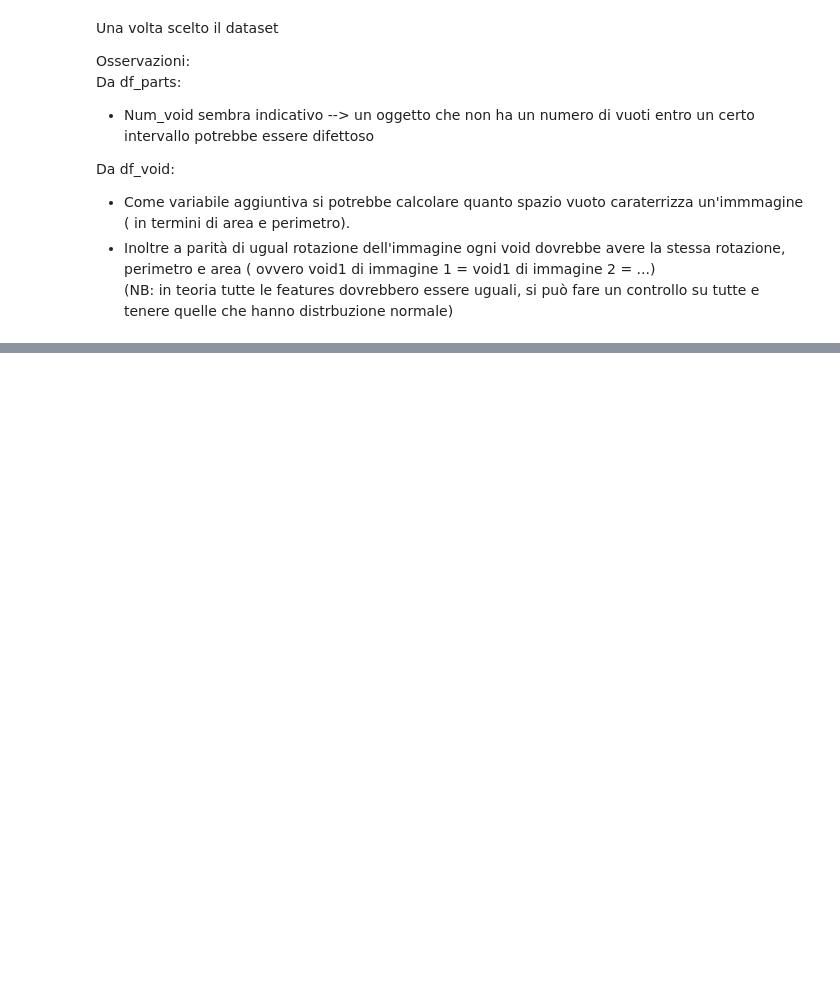
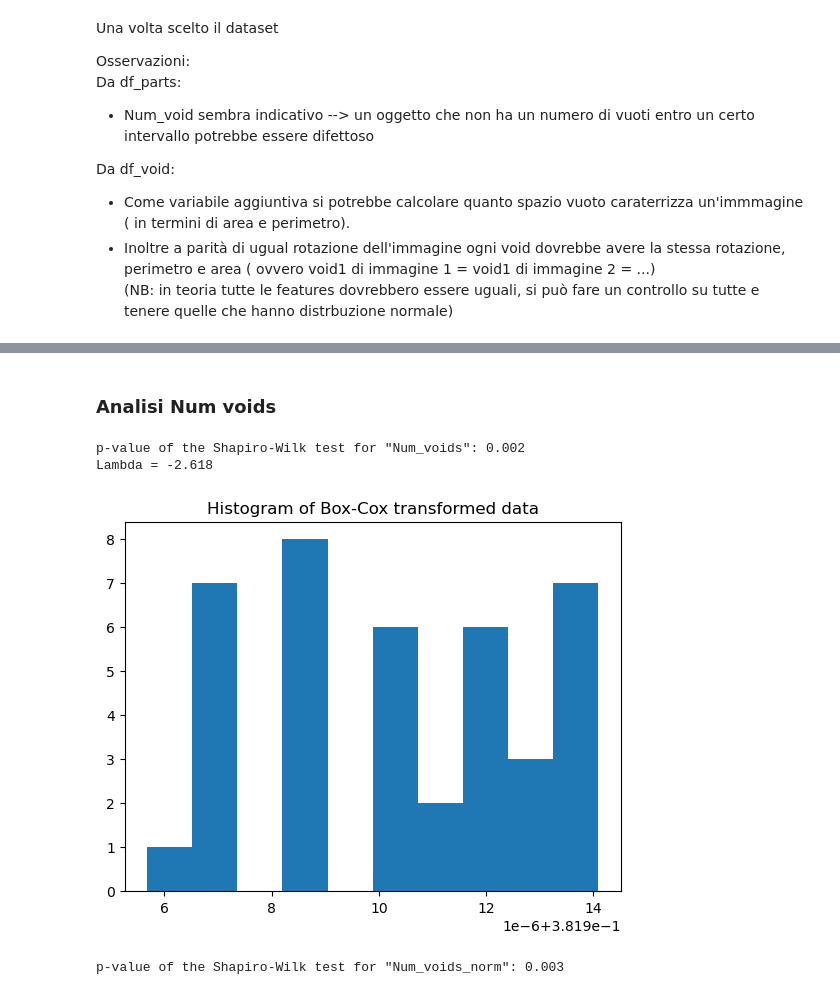
Before and after one commit to abylai11/qda-project, a Jupyter notebook: Python code/Fede - Variable manipulation.ipynb, the cells around one changed output, grey strips where cells are left out. Saved outputs shown, nothing was run; the diff lists cells and outputs as text; code cells hidden in the pictures; blank space fills up the shorter version.

```diff
--- a/Python code/Fede - Variable manipulation.ipynb
+++ b/Python code/Fede - Variable manipulation.ipynb
@@ -322,0 +451,31 @@ Da df_void:
+# %% [markdown]
+### Analisi Num voids
+# %%
+df_parts_new['Num_voids']
+
+col = 'Num_voids'
+# Verify the normality of the data
+# Shapiro-Wilk test
+_, p_value_SW = stats.shapiro(df_parts_new['Num_voids'])
+print('p-value of the Shapiro-Wilk test for "{}": {:.3f}'.format(col, float(p_value_SW))) # no normality
+
+
+## Box cox trasformation
+
+[Num_voids_norm, lmbda] = stats.boxcox(df_parts_new['Num_voids'])
+# If lmbda is None (default), find the value of lmbda that maximizes the log-likelihood function and return it as the second output argument.
+
+print('Lambda = %.3f' % lmbda)
+
+plt.hist(Num_voids_norm)
+plt.title('Histogram of Box-Cox transformed data')
+plt.show()
+
+col = 'Num_voids_norm'
+_, p_value_SW = stats.shapiro(Num_voids_norm)
+print('p-value of the Shapiro-Wilk test for "{}": {:.3f}'.format(col, float(p_value_SW)))
+# %% [output]
+p-value of the Shapiro-Wilk test for "Num_voids": 0.002
+Lambda = -2.618
+[figure, added]
+p-value of the Shapiro-Wilk test for "Num_voids_norm": 0.003
```
Also changed, not shown: parts of 22 cells of this notebook.
